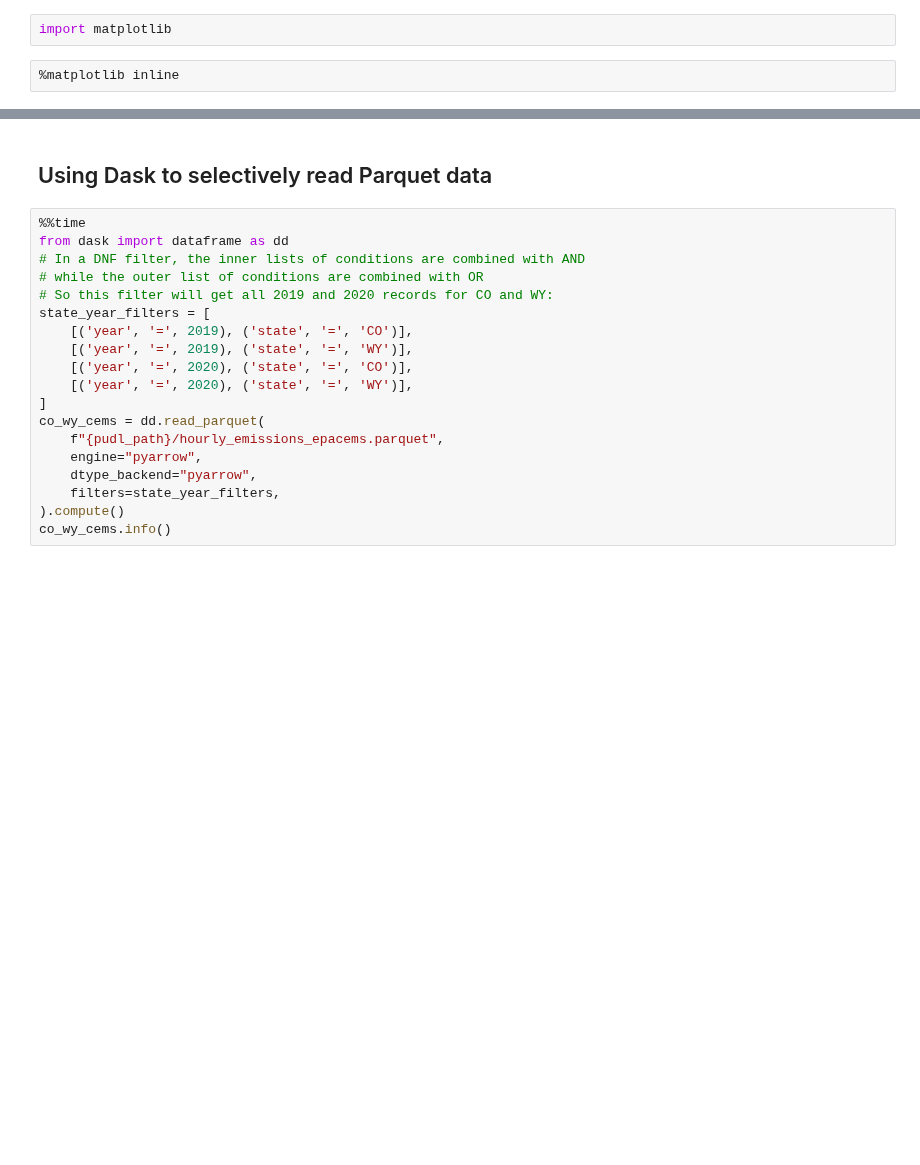
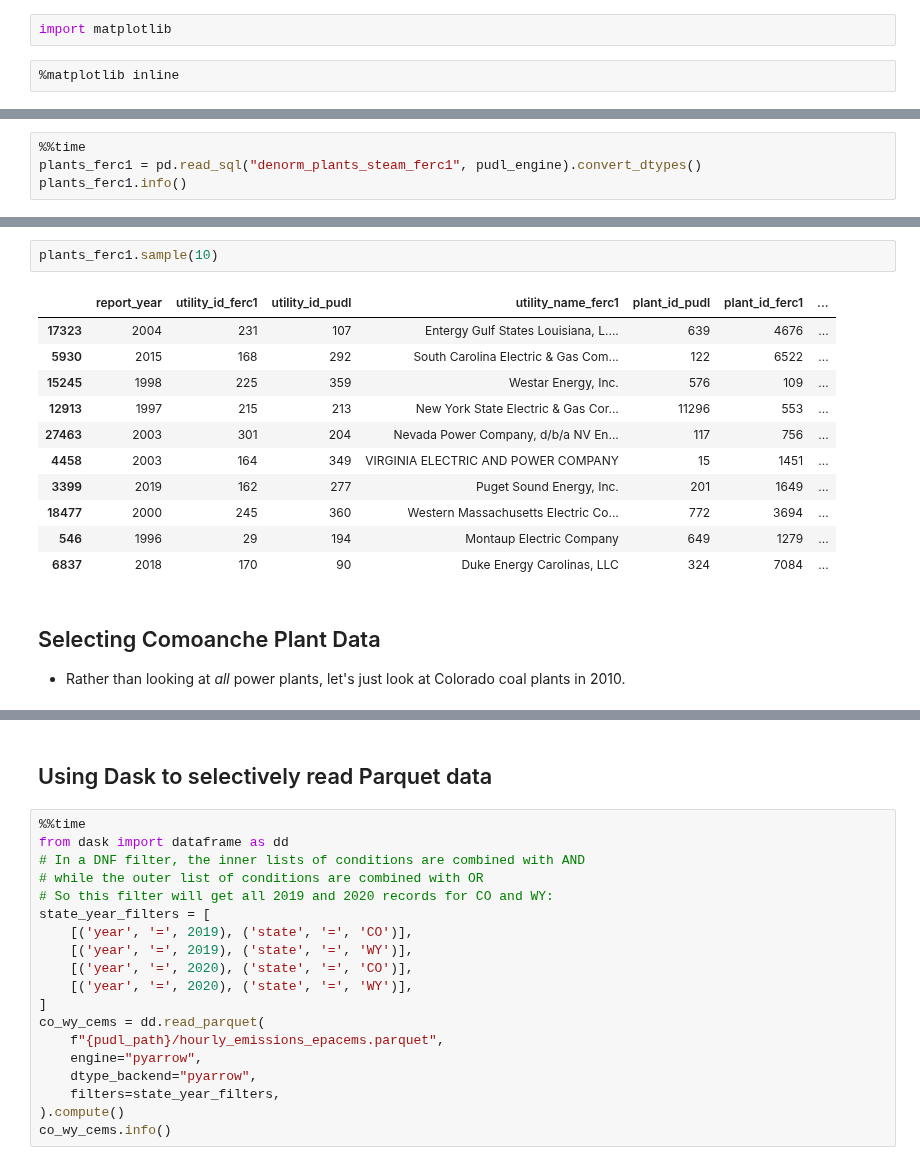
Before and after one commit to catalyst-cooperative/pudl-examples, a Jupyter notebook: notebooks/01-pudl-data-access.ipynb, the cells around one changed output, grey strips where cells are left out. Saved outputs shown, nothing was run; the diff lists cells and outputs as text; blank space fills up the shorter version.

```diff
--- a/notebooks/01-pudl-data-access.ipynb
+++ b/notebooks/01-pudl-data-access.ipynb
@@ -114,0 +178,4 @@ plants_eia.sample(10)
+# %%
+%%time
+plants_ferc1 = pd.read_sql("denorm_plants_steam_ferc1", pudl_engine).convert_dtypes()
+plants_ferc1.info()
@@ -114,0 +200,17 @@ plants_eia.sample(10)
+# %%
+plants_ferc1.sample(10)
+# %% [output]
+|  | report_year | utility_id_ferc1 | utility_id_pudl | utility_name_ferc1 | plant_id_pudl | plant_id_ferc1 | ... |
+| 17323 | 2004 | 231 | 107 | Entergy Gulf States Louisiana, L.... | 639 | 4676 | ... |
+| 5930 | 2015 | 168 | 292 | South Carolina Electric & Gas Com... | 122 | 6522 | ... |
+| 15245 | 1998 | 225 | 359 | Westar Energy, Inc. | 576 | 109 | ... |
+| 12913 | 1997 | 215 | 213 | New York State Electric & Gas Cor... | 11296 | 553 | ... |
+| 27463 | 2003 | 301 | 204 | Nevada Power Company, d/b/a NV En... | 117 | 756 | ... |
+| 4458 | 2003 | 164 | 349 | VIRGINIA ELECTRIC AND POWER COMPANY | 15 | 1451 | ... |
+| 3399 | 2019 | 162 | 277 | Puget Sound Energy, Inc. | 201 | 1649 | ... |
+| 18477 | 2000 | 245 | 360 | Western Massachusetts Electric Co... | 772 | 3694 | ... |
+| 546 | 1996 | 29 | 194 | Montaup Electric Company | 649 | 1279 | ... |
+| 6837 | 2018 | 170 | 90 | Duke Energy Carolinas, LLC | 324 | 7084 | ... |
+# %% [markdown]
+## Selecting Comoanche Plant Data
+- Rather than looking at *all* power plants, let's just look at Colorado coal plants in 2010.
```
Also changed, not shown: parts of 31 cells of this notebook.
